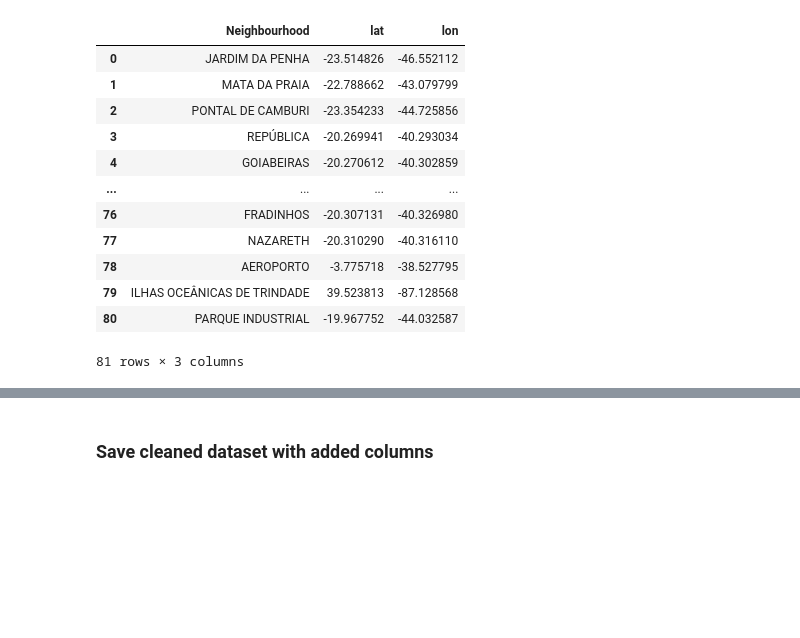
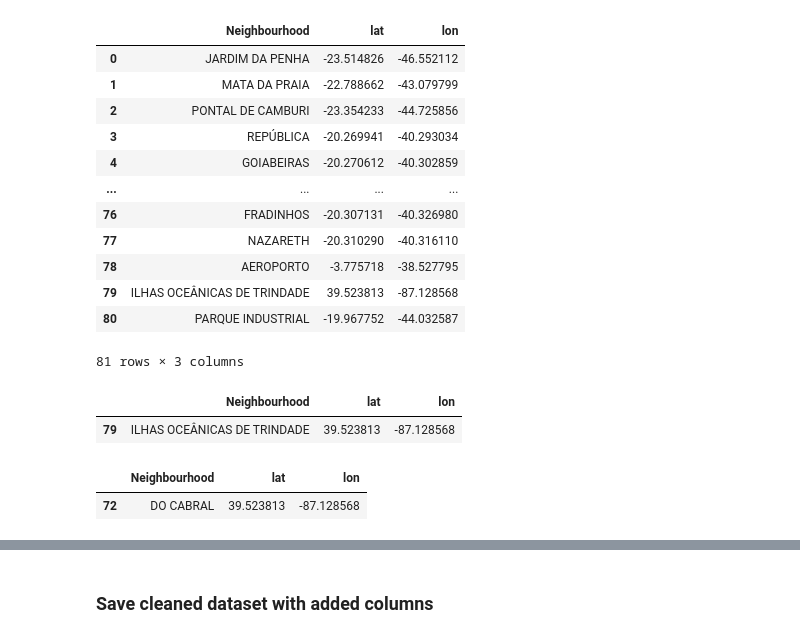
Before and after one commit to Omeagon/Project1, a Jupyter notebook: DataCleaning.ipynb, the cells around one changed output, grey strips where cells are left out. Saved outputs shown, nothing was run; the diff lists cells and outputs as text; code cells hidden in the pictures; blank space fills up the shorter version.

```diff
--- a/DataCleaning.ipynb
+++ b/DataCleaning.ipynb
@@ -272,3 +272,13 @@ neighborhood_locations_df
 | 79 | ILHAS OCEÂNICAS DE TRINDADE | 39.523813 | -87.128568 |
 | 80 | PARQUE INDUSTRIAL | -19.967752 | -44.032587 |
 81 rows × 3 columns
+# %%
+neighborhood_locations_df[neighborhood_locations_df["Neighbourhood"]== "ILHAS OCEÂNICAS DE TRINDADE"]
+# %% [output]
+|  | Neighbourhood | lat | lon |
+| 79 | ILHAS OCEÂNICAS DE TRINDADE | 39.523813 | -87.128568 |
+# %%
+neighborhood_locations_df[neighborhood_locations_df["Neighbourhood"]== ""]
+# %% [output]
+|  | Neighbourhood | lat | lon |
+| 72 | DO CABRAL | 39.523813 | -87.128568 |
```
Also changed, not shown: parts of 2 cells of this notebook, 1 other file.
